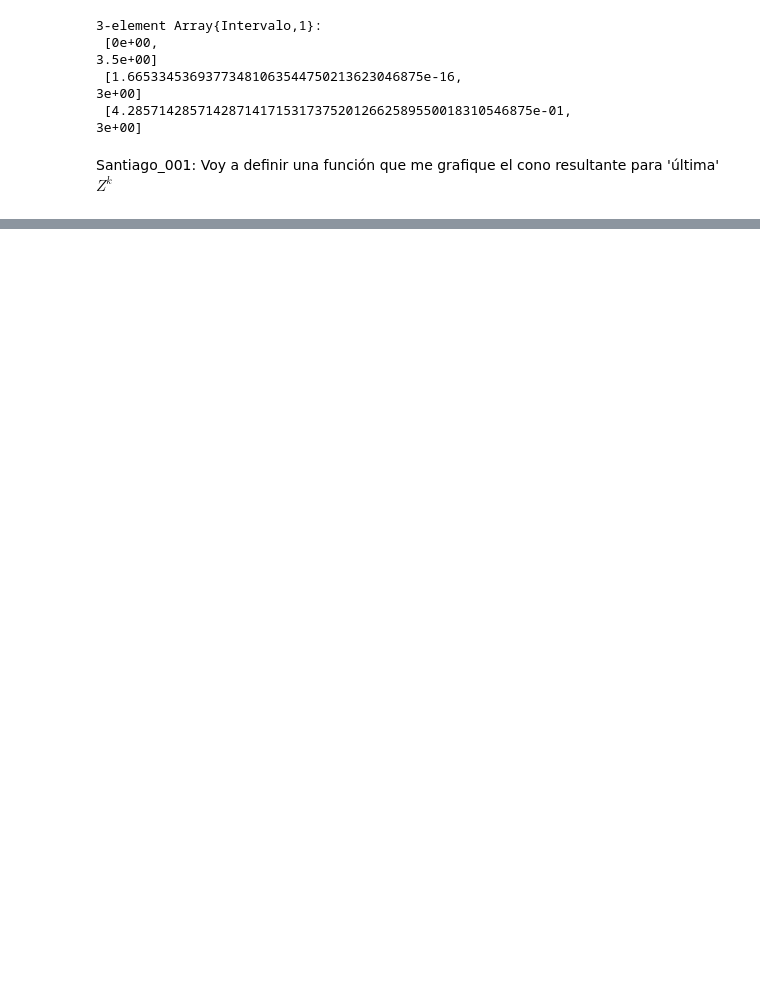
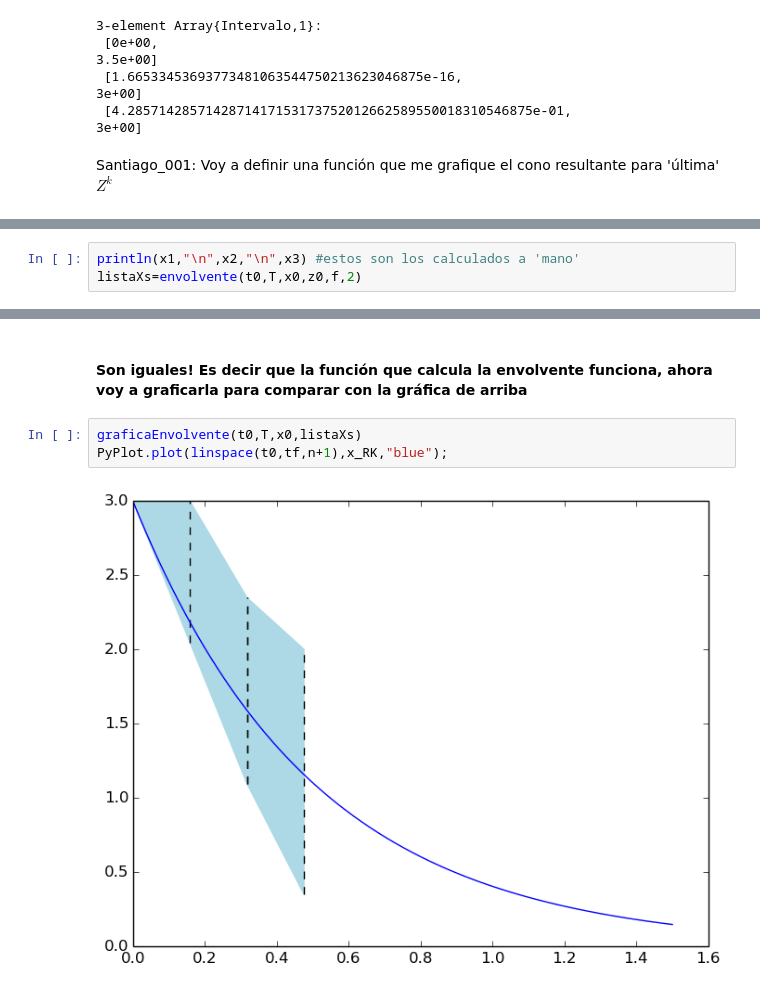
Before and after one commit to shgaeo/ProyectoClase, a Jupyter notebook: Notas/Sobre Capítulo 6 del Tucker.ipynb, the cells around one changed output, grey strips where cells are left out. Cells and saved outputs as stored; diff of their text form; blank space fills up the shorter version.

```diff
--- a/Notas/Sobre Capítulo 6 del Tucker.ipynb
+++ b/Notas/Sobre Capítulo 6 del Tucker.ipynb
@@ -512,0 +542,3 @@ x0
+# %%
+println(x1,"\n",x2,"\n",x3) #estos son los calculados a 'mano'
+listaXs=envolvente(t0,T,x0,z0,f,2)
@@ -512,0 +559,7 @@ x0
+# %% [markdown]
+#### Son iguales! Es decir que la función que calcula la envolvente funciona, ahora voy a graficarla para comparar con la gráfica de arriba
+# %%
+graficaEnvolvente(t0,T,x0,listaXs)
+PyPlot.plot(linspace(t0,tf,n+1),x_RK,"blue");
+# %% [output]
+[figure, added]
```
Also changed, not shown: parts of 29 cells of this notebook.
